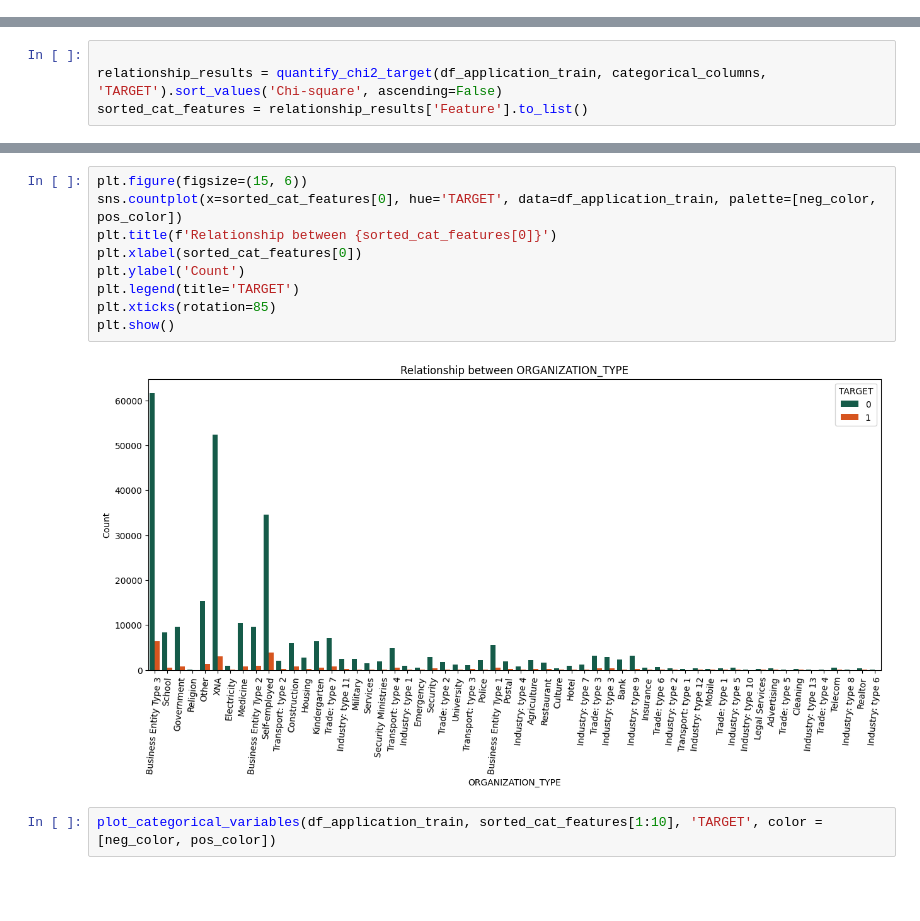
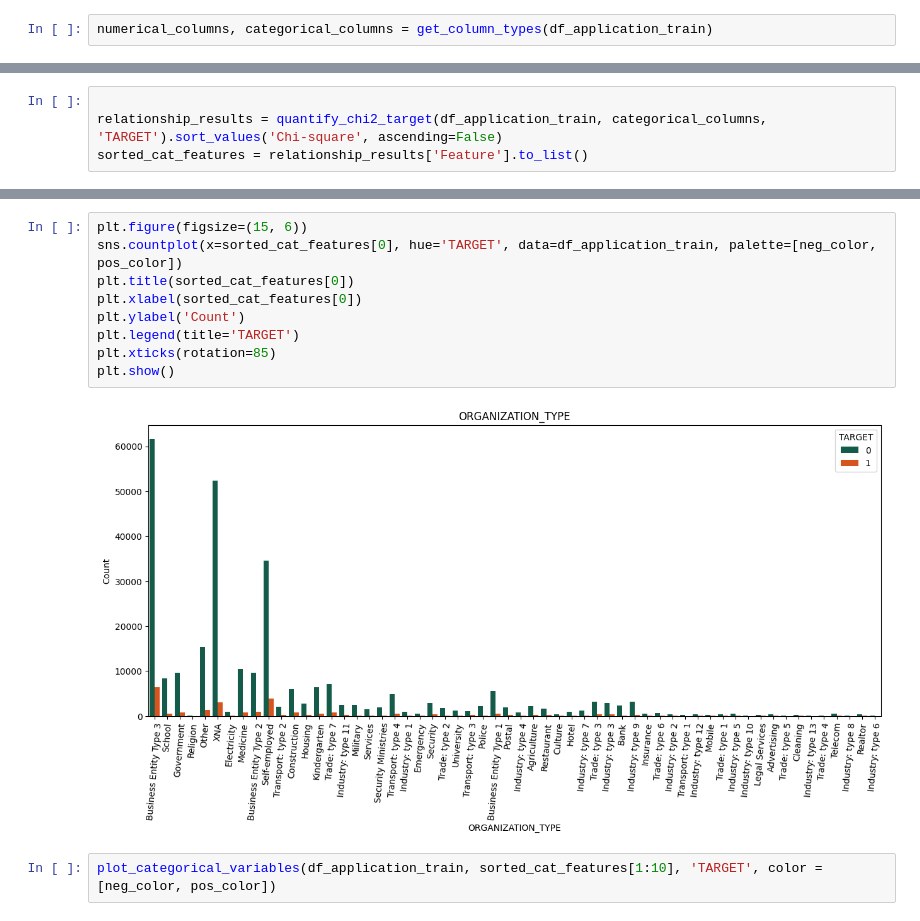
Before and after one commit to kairosilveira/credit_risk_prediction, a Jupyter notebook: analysis/eda.ipynb, the cells around one changed output, grey strips where cells are left out. Drawn from its saved outputs; the diff is of its cells as text; blank space fills up the shorter version.

```diff
--- a/analysis/eda.ipynb
+++ b/analysis/eda.ipynb
@@ -179,0 +158,2 @@ Categorical columns: 51 ['NAME_CONTRACT_TYPE', 'CODE_GENDER', 'FLAG_OWN_CAR', 'F
+# %%
+numerical_columns, categorical_columns = get_column_types(df_application_train)
@@ -316,14 +299,14 @@ plt.show()
 # %%
 plt.figure(figsize=(15, 6))
 sns.countplot(x=sorted_cat_features[0], hue='TARGET', data=df_application_train, palette=[neg_color, pos_color])
-plt.title(f'Relationship between {sorted_cat_features[0]}')
+plt.title(sorted_cat_features[0])
 plt.xlabel(sorted_cat_features[0])
 plt.ylabel('Count')
 plt.legend(title='TARGET')
 plt.xticks(rotation=85)
 plt.show()
 # %% [output]
-[figure, old version]
+[figure, new version]
 # %%
 plot_categorical_variables(df_application_train, sorted_cat_features[1:10], 'TARGET', color = [neg_color, pos_color])
 # %% [output]
```
Also changed, not shown: parts of 50 cells of this notebook, 1 other file.
